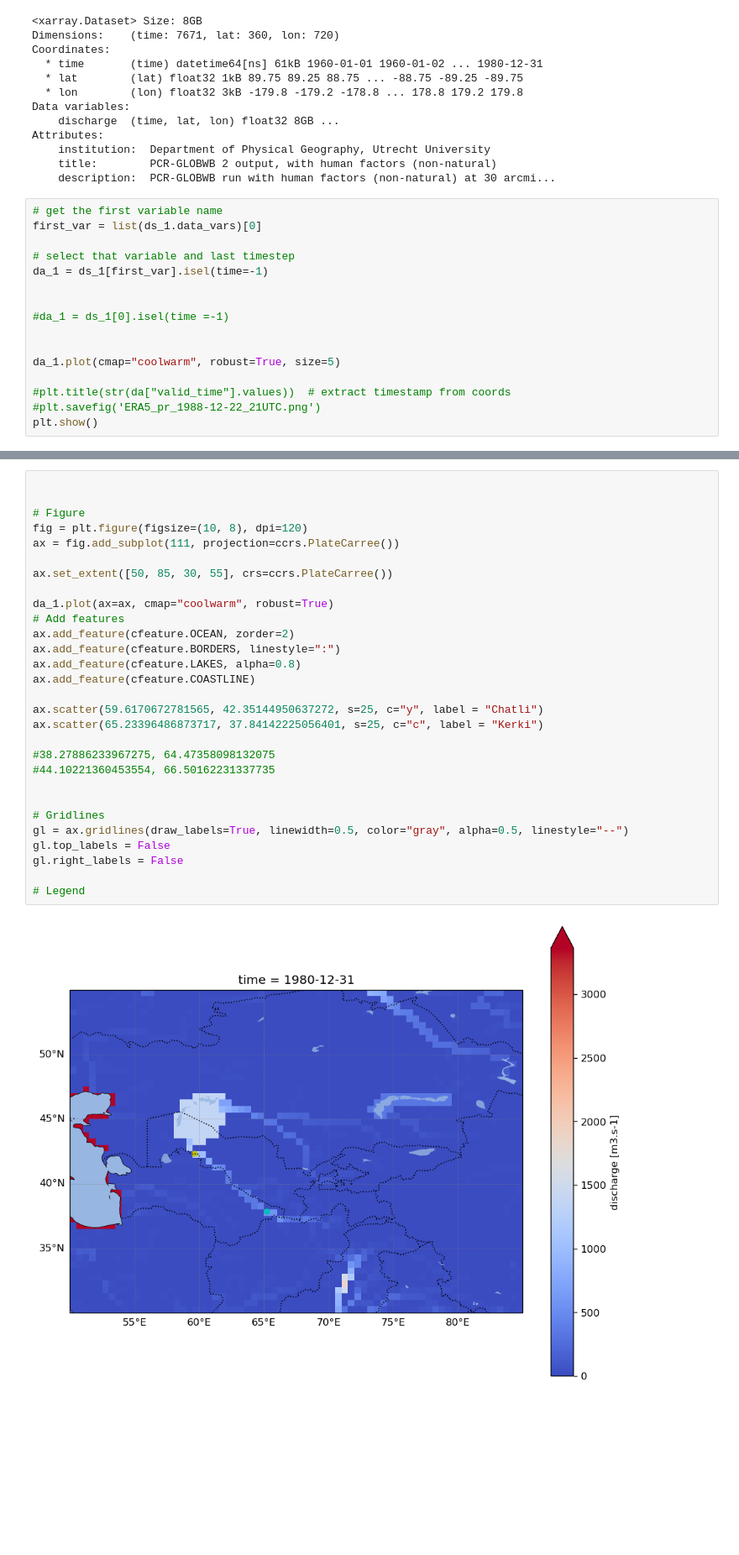
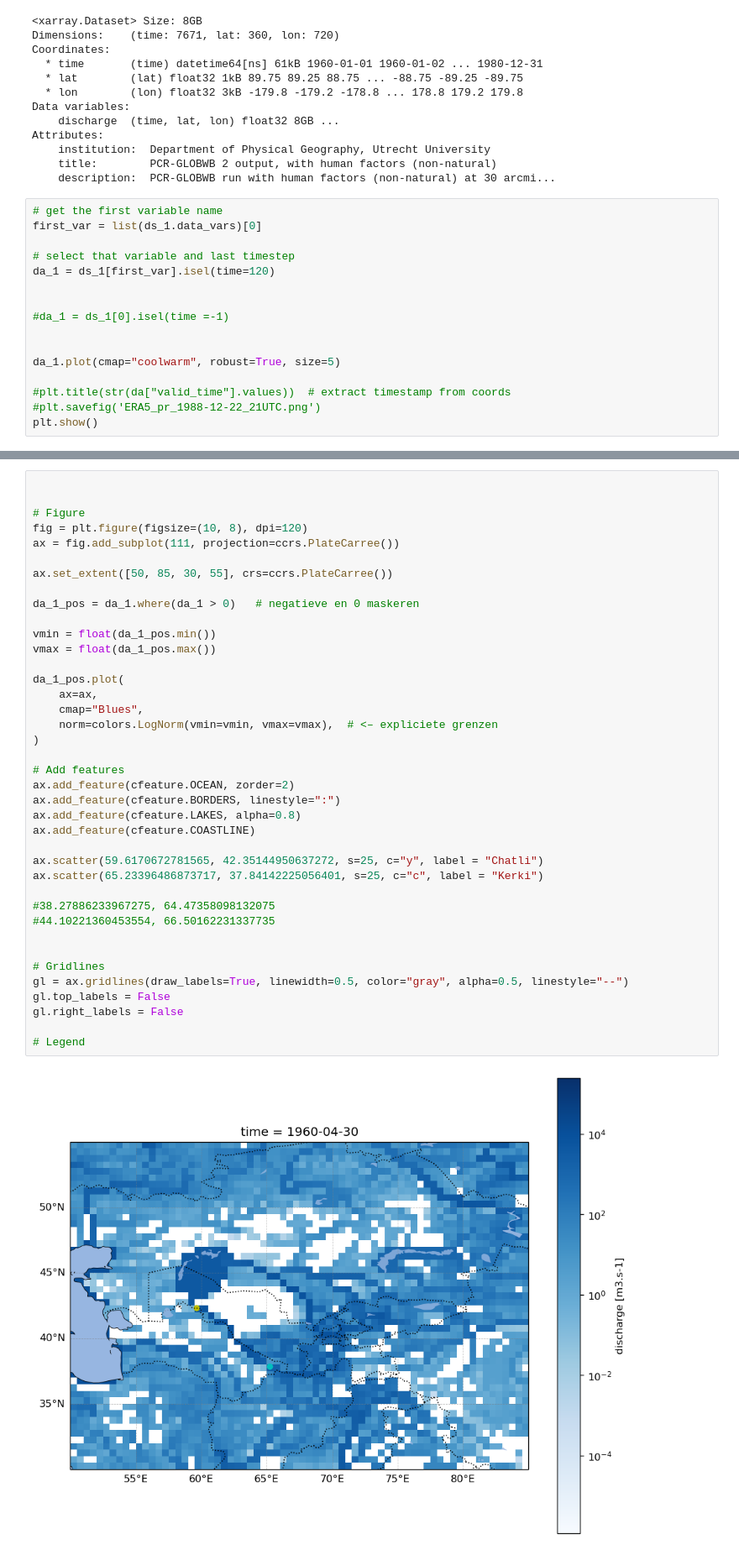
Before and after one commit to andrevdv/MSc_AralSea, a Jupyter notebook: book/thesis_projects/MSc/2025_Q1_AndreVanDerVeen_CEG/work_in_progress/Images_etc/PCRaster_tests.ipynb, the cells around one changed output, grey strips where cells are left out. Shown: that part at 84% size. Cells and saved outputs as stored; diff of their text form; blank space fills up the shorter version.

```diff
--- a/book/thesis_projects/MSc/2025_Q1_AndreVanDerVeen_CEG/work_in_progress/Images_etc/PCRaster_tests.ipynb
+++ b/book/thesis_projects/MSc/2025_Q1_AndreVanDerVeen_CEG/work_in_progress/Images_etc/PCRaster_tests.ipynb
@@ -30,7 +31,7 @@ Attributes:
 first_var = list(ds_1.data_vars)[0]
 
 # select that variable and last timestep
-da_1 = ds_1[first_var].isel(time=-1)
+da_1 = ds_1[first_var].isel(time=120)
 
 
 #da_1 = ds_1[0].isel(time =-1)
@@ -59,34 +60,44 @@ Text(0.5, 0, 'Date')
 # %%
 
 
 # Figure
 fig = plt.figure(figsize=(10, 8), dpi=120)
 ax = fig.add_subplot(111, projection=ccrs.PlateCarree())
 
 ax.set_extent([50, 85, 30, 55], crs=ccrs.PlateCarree())
 
-da_1.plot(ax=ax, cmap="coolwarm", robust=True)
+da_1_pos = da_1.where(da_1 > 0)   # negatieve en 0 maskeren
+
+vmin = float(da_1_pos.min())
+vmax = float(da_1_pos.max())
+
+da_1_pos.plot(
+    ax=ax,
+    cmap="Blues",
+    norm=colors.LogNorm(vmin=vmin, vmax=vmax),  # <– expliciete grenzen
+)
+
 # Add features
 ax.add_feature(cfeature.OCEAN, zorder=2)
 ax.add_feature(cfeature.BORDERS, linestyle=":")
 ax.add_feature(cfeature.LAKES, alpha=0.8)
 ax.add_feature(cfeature.COASTLINE)
 
 ax.scatter(59.6170672781565, 42.35144950637272, s=25, c="y", label = "Chatli")
 ax.scatter(65.23396486873717, 37.84142225056401, s=25, c="c", label = "Kerki")
 
 #38.27886233967275, 64.47358098132075
 #44.10221360453554, 66.50162231337735
 
 
 # Gridlines
 gl = ax.gridlines(draw_labels=True, linewidth=0.5, color="gray", alpha=0.5, linestyle="--")
 gl.top_labels = False
 gl.right_labels = False
 
 # Legend
 # %% [output]
-[figure, old version]
+[figure, new version]
 # %%
 #file_name = '/home/avandervee3/MSc_AralSea/book/thesis_projects/MSc/2025_Q1_AndreVanDerVeen_CEG/work_in_progress/Test_Aral/pcrglobwb_20250930_091104/netcdf/channelStorage_dailyTot_output.nc'
 
```
Also changed, not shown: parts of 5 cells of this notebook, 2 other files.
